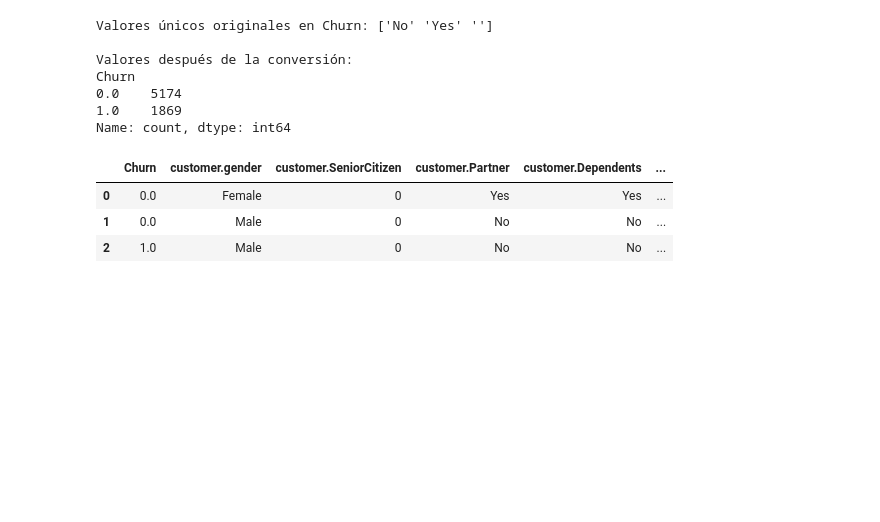
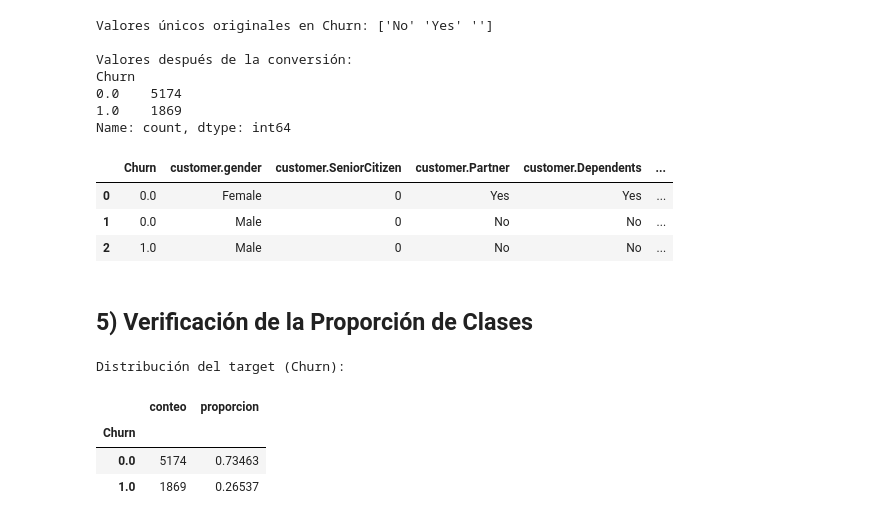
Before and after one commit to CSebasGC/csgc_TelecomX_parte2, a Jupyter notebook: TelecomX_LATAM.ipynb, the cells around one changed output. Cells and saved outputs as stored; diff of their text form; code cells hidden in the pictures; blank space fills up the shorter version.

```diff
--- a/TelecomX_LATAM.ipynb
+++ b/TelecomX_LATAM.ipynb
@@ -732,3 +732,22 @@ Name: count, dtype: int64
 | 0 | 0.0 | Female | 0 | Yes | Yes | ... |
 | 1 | 0.0 | Male | 0 | No | No | ... |
 | 2 | 1.0 | Male | 0 | No | No | ... |
+# %% [markdown]
+## 5) Verificación de la Proporción de Clases
+# %%
+# === PARTE 2 — 5) Verificación de Balanceo de Clases ===
+
+# Conteo absoluto y proporción
+conteo = df_ready["Churn"].value_counts().rename("conteo")
+proporcion = df_ready["Churn"].value_counts(normalize=True).rename("proporcion")
+
+# Juntar en una sola tabla
+tabla_balanceo = pd.concat([conteo, proporcion], axis=1)
+print("Distribución del target (Churn):")
+display(tabla_balanceo)
+# %% [output]
+Distribución del target (Churn):
+|  | conteo | proporcion |
+| Churn |  |  |
+| 0.0 | 5174 | 0.73463 |
+| 1.0 | 1869 | 0.26537 |
```
Also changed, not shown: parts of 12 cells of this notebook.
